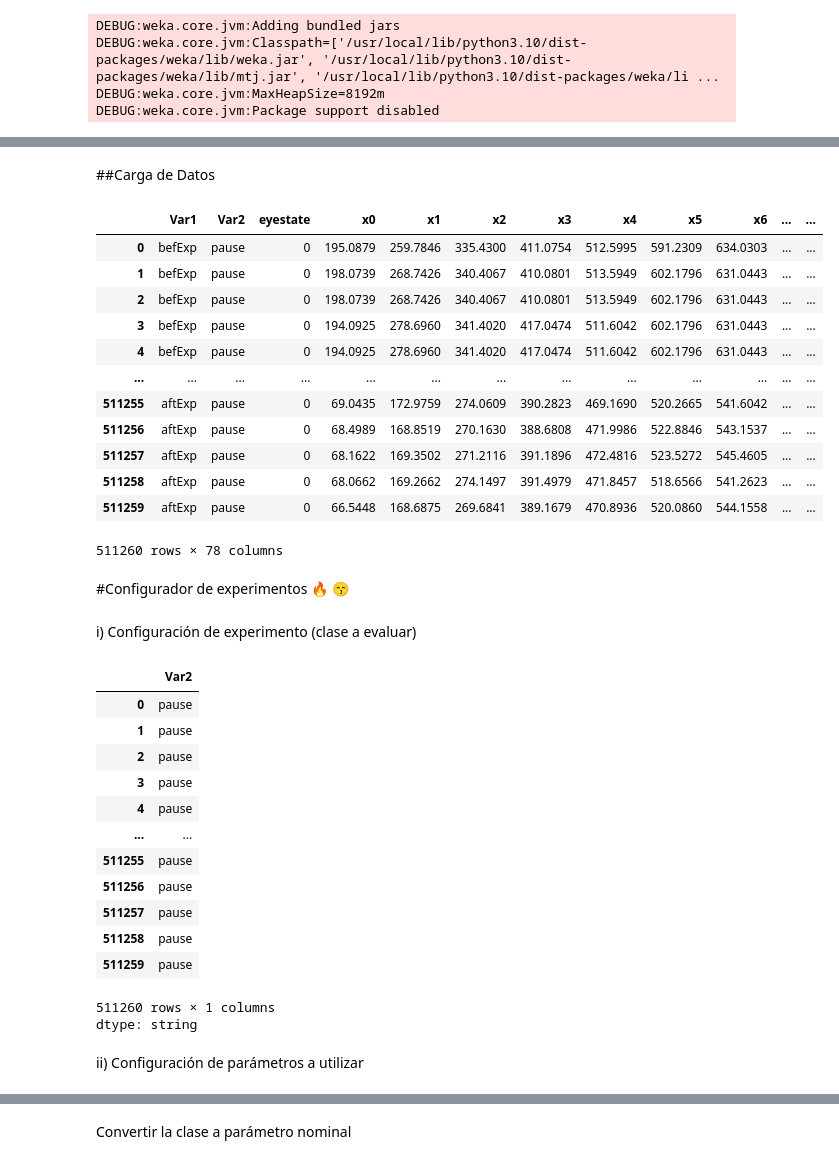
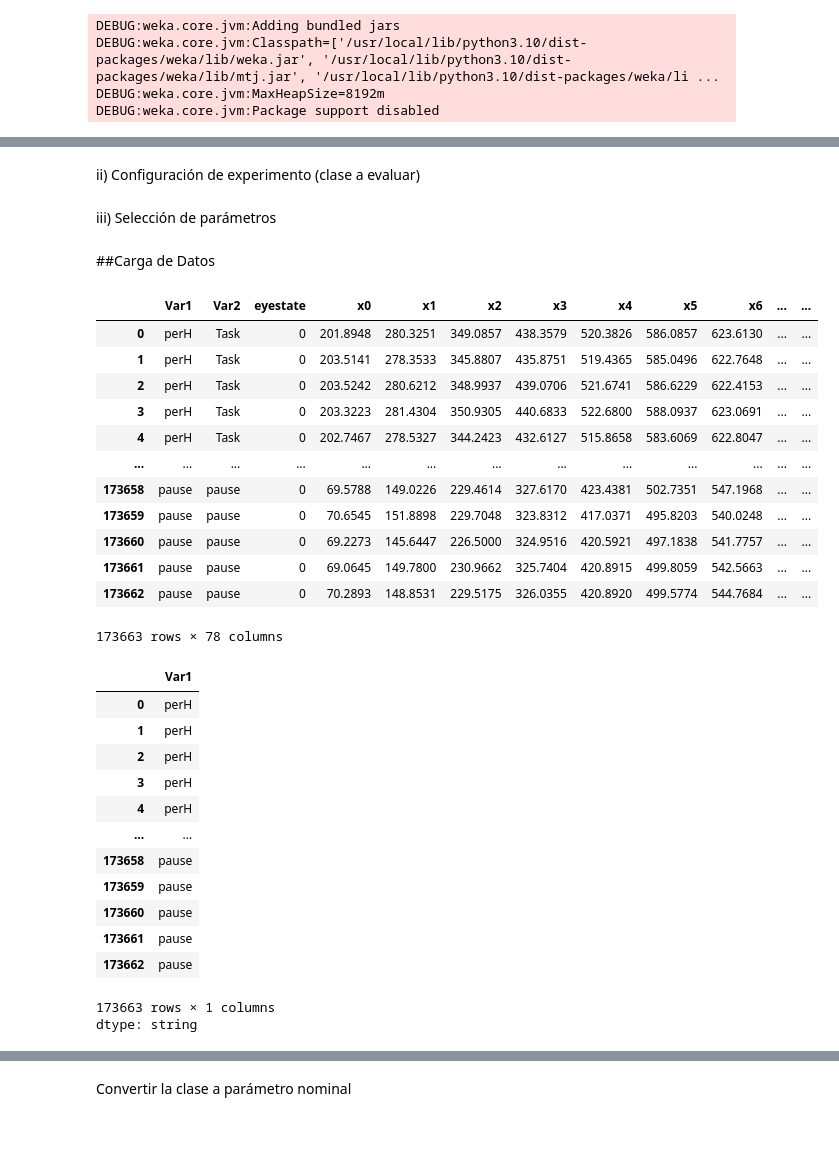
Before and after one commit to n0rbb/IREYE4TASK_INSE, a Jupyter notebook: IREYE4TASK.ipynb, the cells around one changed output, grey strips where cells are left out. Cells and saved outputs as stored; diff of their text form; code cells hidden in the pictures; blank space fills up the shorter version.

Commit message:
Update last 2s test lstm

```diff
--- a/IREYE4TASK.ipynb
+++ b/IREYE4TASK.ipynb
@@ -108,0 +115,6 @@ from sklearn.model_selection import train_test_split
+# %%
+touched = 1
+#0 para mantener todos los datos
+#1 para quitar las clases de baja carga
+# %% [markdown]
+ii) Configuración de experimento (clase a evaluar)
@@ -108,0 +128,2 @@ from sklearn.model_selection import train_test_split
+# %% [markdown]
+iii) Selección de parámetros
@@ -111,41 +139,34 @@ from sklearn.model_selection import train_test_split
 # %%
 # Load CSV data
 def DownloadDS(filename):
   df_csv = pd.read_csv(filename, sep=",", header=0, dtype = {'Var1' : 'string', 'Var2' : 'string'})
   df_csv = df_csv.drop(columns=['index', 'timestamp'], axis = 1)
   #df_csv.columns = col_names
   return df_csv
 
+if touched == 0:
+  path_data = general_path + r'/dataset/data_joined13.csv'
+else:
+  path_data = general_path + r'/dataset/data_joined13_touched.csv'
 
-path_data = general_path + r'/dataset/data_joined13.csv'
 df_csv = DownloadDS(path_data)
 
 df_csv
 # %% [output]
 |  | Var1 | Var2 | eyestate | x0 | x1 | x2 | x3 | x4 | x5 | x6 | ... | ... |
-| 0 | befExp | pause | 0 | 195.0879 | 259.7846 | 335.4300 | 411.0754 | 512.5995 | 591.2309 | 634.0303 | ... | ... |
-| 1 | befExp | pause | 0 | 198.0739 | 268.7426 | 340.4067 | 410.0801 | 513.5949 | 602.1796 | 631.0443 | ... | ... |
-| 2 | befExp | pause | 0 | 198.0739 | 268.7426 | 340.4067 | 410.0801 | 513.5949 | 602.1796 | 631.0443 | ... | ... |
-| 3 | befExp | pause | 0 | 194.0925 | 278.6960 | 341.4020 | 417.0474 | 511.6042 | 602.1796 | 631.0443 | ... | ... |
-| 4 | befExp | pause | 0 | 194.0925 | 278.6960 | 341.4020 | 417.0474 | 511.6042 | 602.1796 | 631.0443 | ... | ... |
+| 0 | perH | Task | 0 | 201.8948 | 280.3251 | 349.0857 | 438.3579 | 520.3826 | 586.0857 | 623.6130 | ... | ... |
+| 1 | perH | Task | 0 | 203.5141 | 278.3533 | 345.8807 | 435.8751 | 519.4365 | 585.0496 | 622.7648 | ... | ... |
+| 2 | perH | Task | 0 | 203.5242 | 280.6212 | 348.9937 | 439.0706 | 521.6741 | 586.6229 | 622.4153 | ... | ... |
+| 3 | perH | Task | 0 | 203.3223 | 281.4304 | 350.9305 | 440.6833 | 522.6800 | 588.0937 | 623.0691 | ... | ... |
+| 4 | perH | Task | 0 | 202.7467 | 278.5327 | 344.2423 | 432.6127 | 515.8658 | 583.6069 | 622.8047 | ... | ... |
 | ... | ... | ... | ... | ... | ... | ... | ... | ... | ... | ... | ... | ... |
-| 511255 | aftExp | pause | 0 | 69.0435 | 172.9759 | 274.0609 | 390.2823 | 469.1690 | 520.2665 | 541.6042 | ... | ... |
-| 511256 | aftExp | pause | 0 | 68.4989 | 168.8519 | 270.1630 | 388.6808 | 471.9986 | 522.8846 | 543.1537 | ... | ... |
-| 511257 | aftExp | pause | 0 | 68.1622 | 169.3502 | 271.2116 | 391.1896 | 472.4816 | 523.5272 | 545.4605 | ... | ... |
-| 511258 | aftExp | pause | 0 | 68.0662 | 169.2662 | 274.1497 | 391.4979 | 471.8457 | 518.6566 | 541.2623 | ... | ... |
-| 511259 | aftExp | pause | 0 | 66.5448 | 168.6875 | 269.6841 | 389.1679 | 470.8936 | 520.0860 | 544.1558 | ... | ... |
+| 173658 | pause | pause | 0 | 69.5788 | 149.0226 | 229.4614 | 327.6170 | 423.4381 | 502.7351 | 547.1968 | ... | ... |
+| 173659 | pause | pause | 0 | 70.6545 | 151.8898 | 229.7048 | 323.8312 | 417.0371 | 495.8203 | 540.0248 | ... | ... |
+| 173660 | pause | pause | 0 | 69.2273 | 145.6447 | 226.5000 | 324.9516 | 420.5921 | 497.1838 | 541.7757 | ... | ... |
+| 173661 | pause | pause | 0 | 69.0645 | 149.7800 | 230.9662 | 325.7404 | 420.8915 | 499.8059 | 542.5663 | ... | ... |
+| 173662 | pause | pause | 0 | 70.2893 | 148.8531 | 229.5175 | 326.0355 | 420.8920 | 499.5774 | 544.7684 | ... | ... |
-511260 rows × 78 columns
+173663 rows × 78 columns
-# %% [markdown]
-#Configurador de experimentos 🔥 😙
-# %% [markdown]
-i) Configuración de experimento (clase a evaluar)
 # %%
-percentage_test_split = 0.33
-set_experiment = 1 #Variable de configuración del experimento
-#0 para evaluar la clase ACTIVE
-#1 para Var2
-#2 para Var1
-
 if set_experiment == 0:
   y = df_csv['ACTIVE']
 elif set_experiment == 1:
@@ -156,20 +177,18 @@ else:
 
 y
 # %% [output]
-|  | Var2 |
-| 0 | pause |
-| 1 | pause |
-| 2 | pause |
-| 3 | pause |
-| 4 | pause |
+|  | Var1 |
+| 0 | perH |
+| 1 | perH |
+| 2 | perH |
+| 3 | perH |
+| 4 | perH |
 | ... | ... |
-| 511255 | pause |
-| 511256 | pause |
-| 511257 | pause |
-| 511258 | pause |
-| 511259 | pause |
+| 173658 | pause |
+| 173659 | pause |
+| 173660 | pause |
+| 173661 | pause |
+| 173662 | pause |
-511260 rows × 1 columns
+173663 rows × 1 columns
 dtype: string
-# %% [markdown]
-ii) Configuración de parámetros a utilizar
 # %%
```
Also changed, not shown: parts of 42 cells of this notebook.
